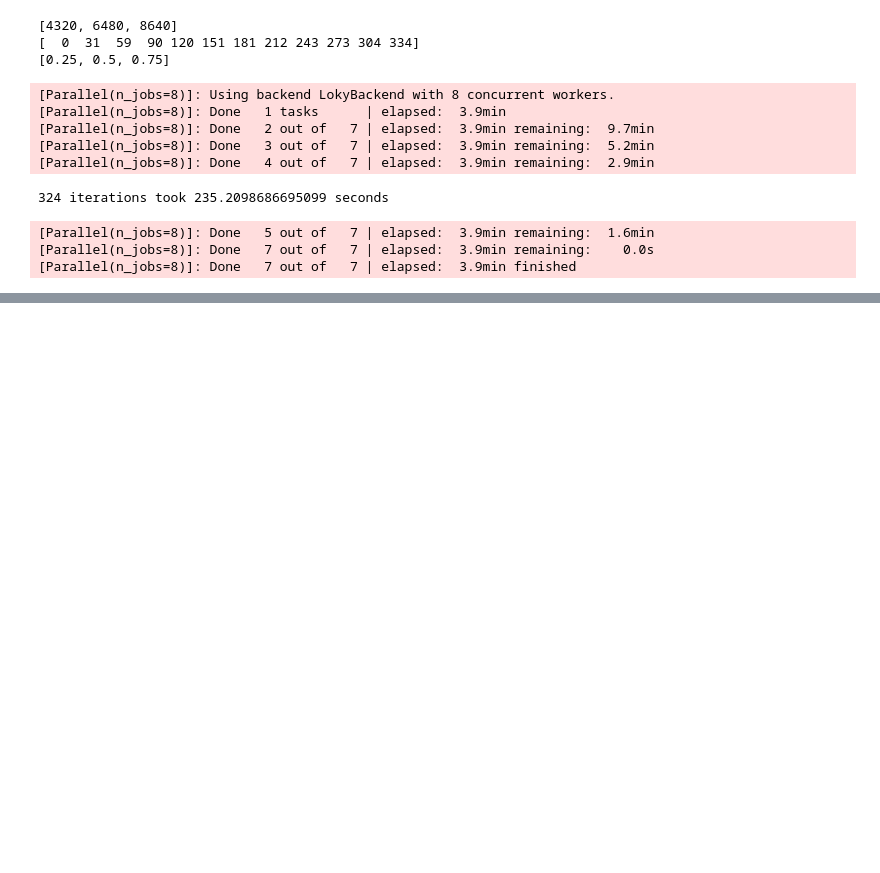
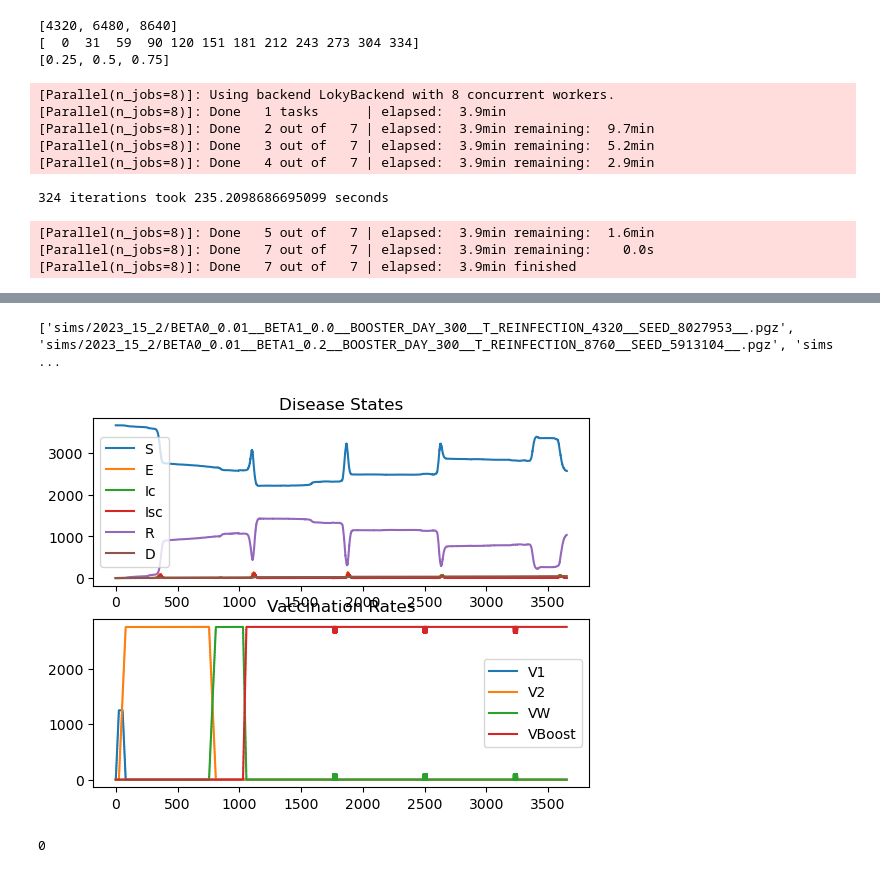
Before and after one commit to eroubenoff/BICS_ABM, a Jupyter notebook: Analysis 2.ipynb, the cells around one changed output, grey strips where cells are left out. Drawn from its saved outputs; the diff is of its cells as text; code cells hidden in the pictures; blank space fills up the shorter version.

```diff
--- a/Analysis 2.ipynb
+++ b/Analysis 2.ipynb
@@ -202,0 +250,6 @@ ax[2].set_xlabel("Vaccine Uptake Rate")
+# %%
+from scipy.stats.qmc import LatinHypercube
+
+x = LatinHypercube(d=2).random(n=100)
+
+print(x)
@@ -202,0 +274,19 @@ ax[2].set_xlabel("Vaccine Uptake Rate")
+# %%
+dirname = "sims/2023_15_2/"
+flist = [dirname + x for x in os.listdir(dirname) if '.pgz' in x]
+print(flist)
+# %% [output]
+['sims/2023_15_2/BETA0_0.01__BETA1_0.0__BOOSTER_DAY_300__T_REINFECTION_4320__SEED_8027953__.pgz', 'sims/2023_15_2/BETA0_0.01__BETA1_0.2__BOOSTER_DAY_300__T_REINFECTION_8760__SEED_5913104__.pgz', 'sims ...
+# %%
+simslist = []
+for f in flist:
+    with gzip.open(f, 'rb') as f:
+        simslist.append(pickle.load(f))
+# %%
+simslist[75].plot_trajectory()
+# %% [output]
+[figure, added]
+# %%
+min(sim.Isc)
+# %% [output]
+0
```
Also changed, not shown: parts of 12 cells of this notebook, 1 other file.
